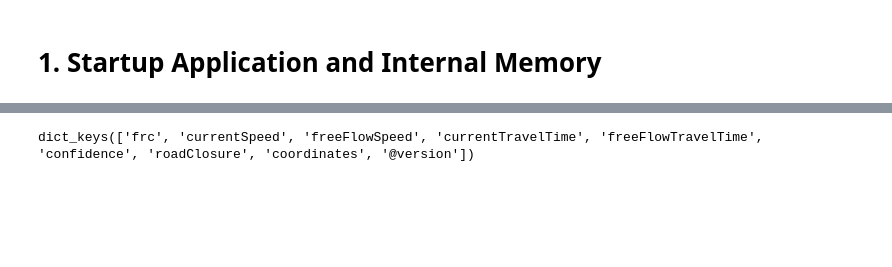
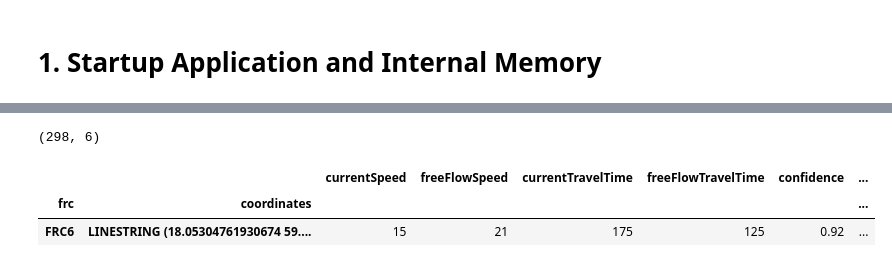
Before and after one commit to IST199655/Project-ID2223_TrafficApp, a Jupyter notebook: Startup.ipynb, the cells around one changed output, grey strips where cells are left out. Cells and saved outputs as stored; diff of their text form; code cells hidden in the pictures; blank space fills up the shorter version.

```diff
--- a/Startup.ipynb
+++ b/Startup.ipynb
@@ -82,4 +92,22 @@ NameError: name 'traffic_map2' is not defined
-# %%
-traffic_map2[0].keys()
-# %% [output]
-dict_keys(['frc', 'currentSpeed', 'freeFlowSpeed', 'currentTravelTime', 'freeFlowTravelTime', 'confidence', 'roadClosure', 'coordinates', '@version'])
+# %%
+from shapely.geometry import LineString
+
+traffic_df = pd.DataFrame(traffic_map2)
+traffic_df['coordinates'] = traffic_df['coordinates'].apply(lambda x: LineString([(point['longitude'], point['latitude']) for point in x['coordinate']]))
+traffic_df = traffic_df.drop_duplicates()
+
+multi_index = pd.MultiIndex.from_arrays(
+    [traffic_df['frc'], traffic_df['coordinates']],  # Pass as a list of arrays
+    names=['frc', 'coordinates']  # Assign level names
+)
+traffic_df.index = multi_index
+
+traffic_df = traffic_df.drop(columns = ['@version','frc', 'coordinates'])
+
+print(traffic_df.shape)
+traffic_df.head(1)
+# %% [output]
+(298, 6)
+|  |  | currentSpeed | freeFlowSpeed | currentTravelTime | freeFlowTravelTime | confidence | ... |
+| frc | coordinates |  |  |  |  |  | ... |
+| FRC6 | LINESTRING (18.05304761930674 59.... | 15 | 21 | 175 | 125 | 0.92 | ... |
```
Also changed, not shown: parts of 12 cells of this notebook, 8 other files.
